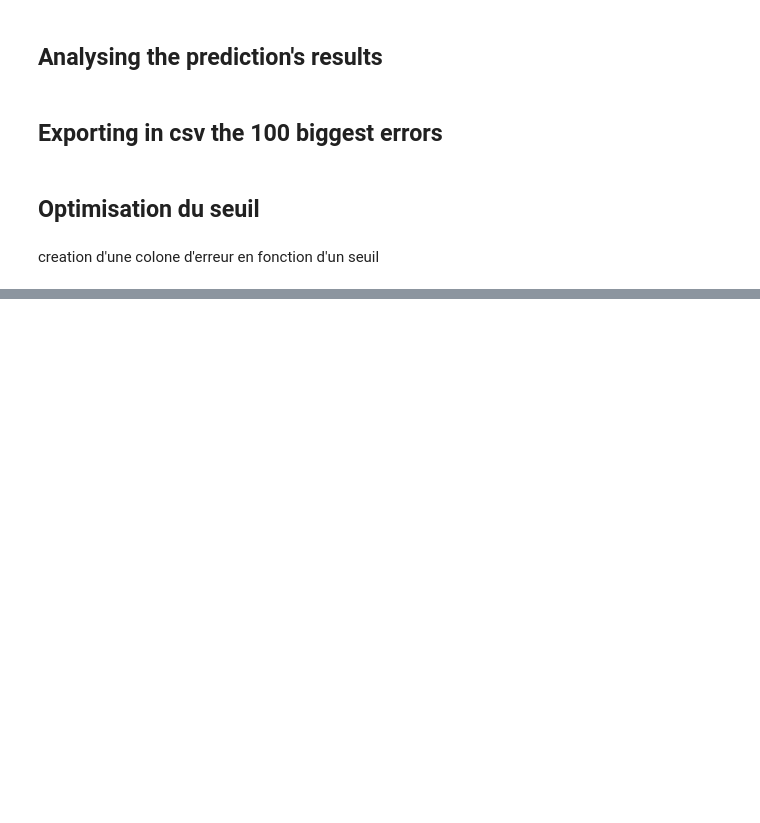
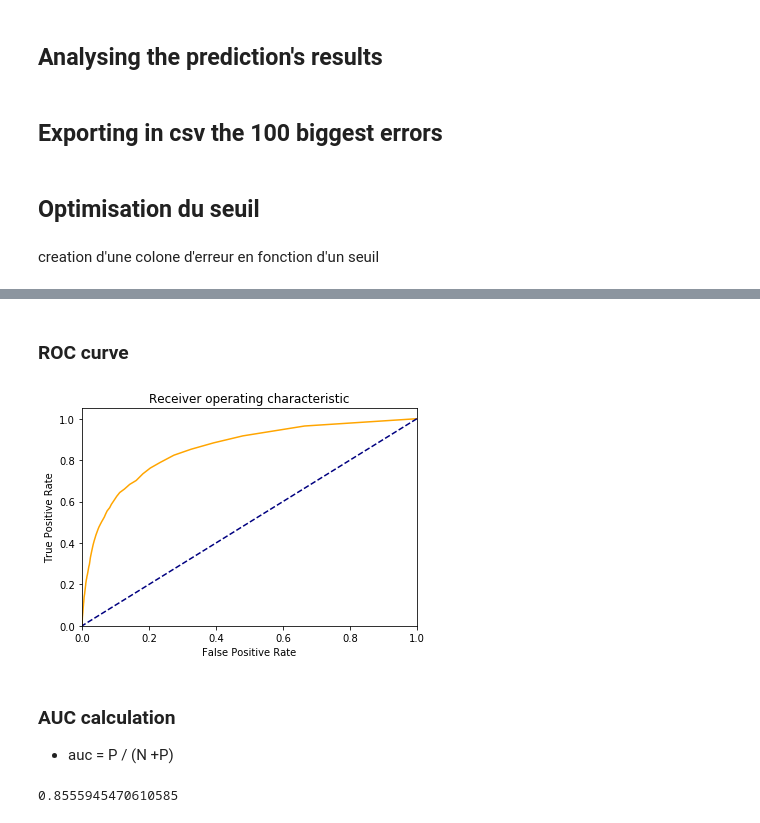
Before and after one commit to Simplon-IA-Bdx-1/give-me-some-credit-nicoOkie, a Jupyter notebook: 2-data-analysis.ipynb, the cells around one changed output, grey strips where cells are left out. Saved outputs shown, nothing was run; the diff lists cells and outputs as text; code cells hidden in the pictures; blank space fills up the shorter version.

Commit message:
finaly computing auc!!! :)

```diff
--- a/2-data-analysis.ipynb
+++ b/2-data-analysis.ipynb
@@ -91,8 +111,7 @@ def set_error_with_threshold(row):
         return 1
     return 0
 # %%
-threshold = 0.5
-prediction_df['my_prediction'] = prediction_df.apply(set_error_with_threshold, axis=1)
+prediction_df['my_prediction'] = prediction_df.apply(set_prediction_with_threshold, args=(0.5,), axis=1)
 # %%
 def set_confusion(row):
     if (row['SeriousDlqin2yrs'] == row['my_prediction'] and row['SeriousDlqin2yrs'] == 0):
@@ -145,0 +174,61 @@ print(profit)
+# %%
+def set_tpr_fpr(confusion_matrix):
+    tpr = confusion_matrix[2] / (confusion_matrix[2] + confusion_matrix[1])
+    fpr = confusion_matrix[3] / (confusion_matrix[3] + confusion_matrix[0])
+    return [tpr, fpr]
+# %%
+def computing_with_threshold():
+    tpr_list = []
+    fpr_list = []
+    for i in range(101):
+        threshold = i/100
+        # set prediction threshold based
+        prediction_df['my_prediction'] = prediction_df.apply(
+            set_prediction_with_threshold,args=(threshold,), axis=1)
+        # creating the confusion column
+        prediction_df['confusion'] = prediction_df.apply(set_confusion, axis=1)
+        # creating the confusion matrix
+        confusion_matrix = count_confusion_values(prediction_df['confusion'])
+        # setting the fpr and tpr list
+        tpr_fpr_list = set_tpr_fpr(confusion_matrix)
+        tpr_list.append(tpr_fpr_list[0])
+        fpr_list.append(tpr_fpr_list[1])
+
+    return tpr_list, fpr_list
+# %%
+tpr_list, fpr_list = computing_with_threshold()
+# %% [markdown]
+### ROC curve
+# %%
+plt.plot(fpr_list, tpr_list, color="orange")
+# set options here
+plt.xlabel('False Positive Rate')
+plt.ylabel('True Positive Rate')
+plt.title('Receiver operating characteristic')
+plt.xlim([0.0, 1.0])
+plt.ylim([0.0, 1.05])
+plt.plot(fpr_list, fpr_list, color="navy", linestyle="--")
+plt.show()
+# %% [output]
+[figure, added]
+# %% [markdown]
+### AUC calculation
+
+- auc = P / (N +P)
+# %%
+positive = prediction_df.loc[prediction_df["SeriousDlqin2yrs"] == 1]
+negative = prediction_df.loc[prediction_df["SeriousDlqin2yrs"] == 0]
+
+positive_over_negative = 0
+total_number = 0
+
+for positive_value in positive["1 probability"]:
+    for negative_value in negative["1 probability"]:
+        if positive_value > negative_value:
+            positive_over_negative += 1
+        total_number += 1
+
+auc = positive_over_negative / total_number
+print(auc)
+# %% [output]
+0.8555945470610585
```
Also changed, not shown: parts of 18 cells of this notebook, 1 other file.
